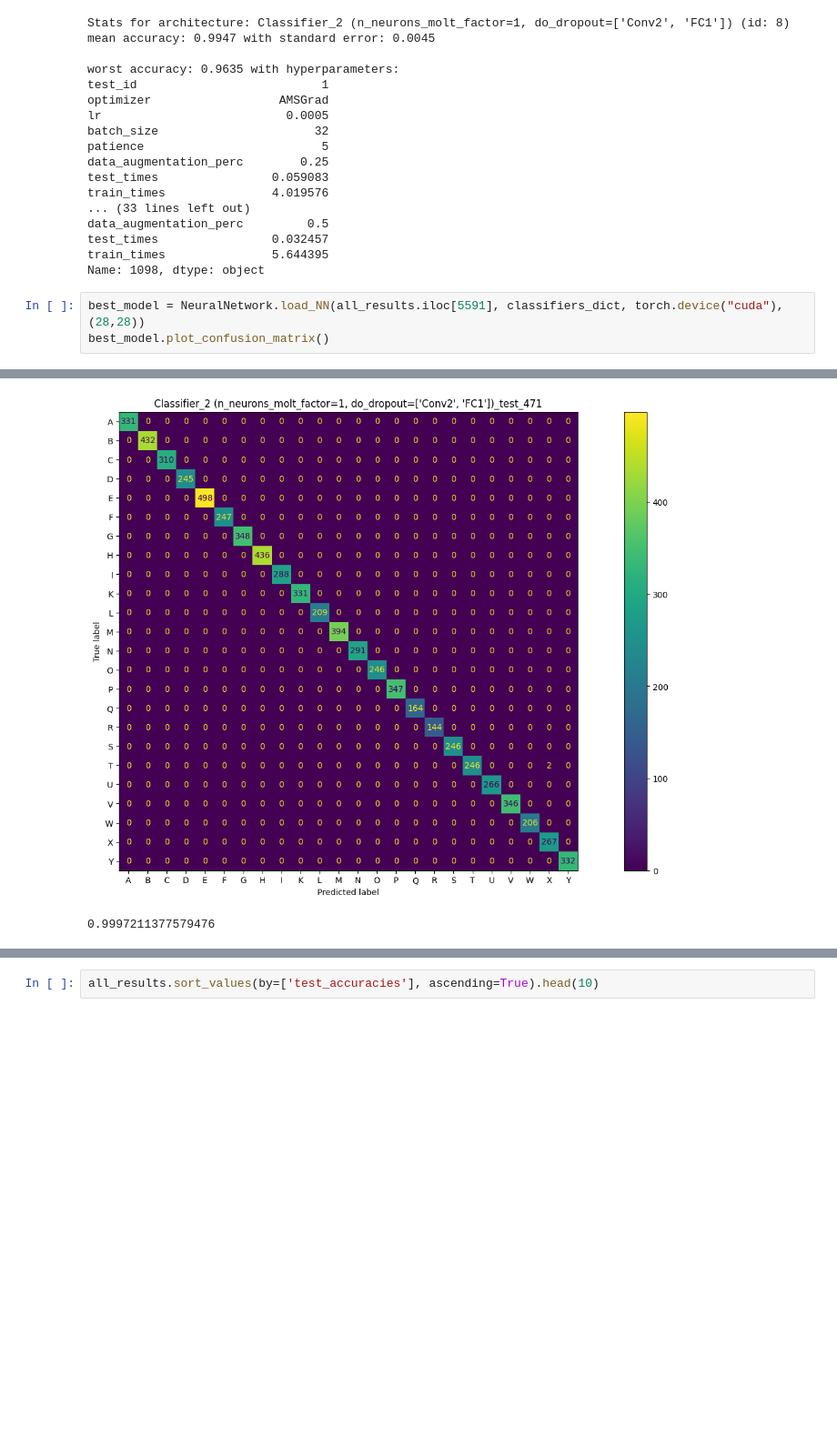
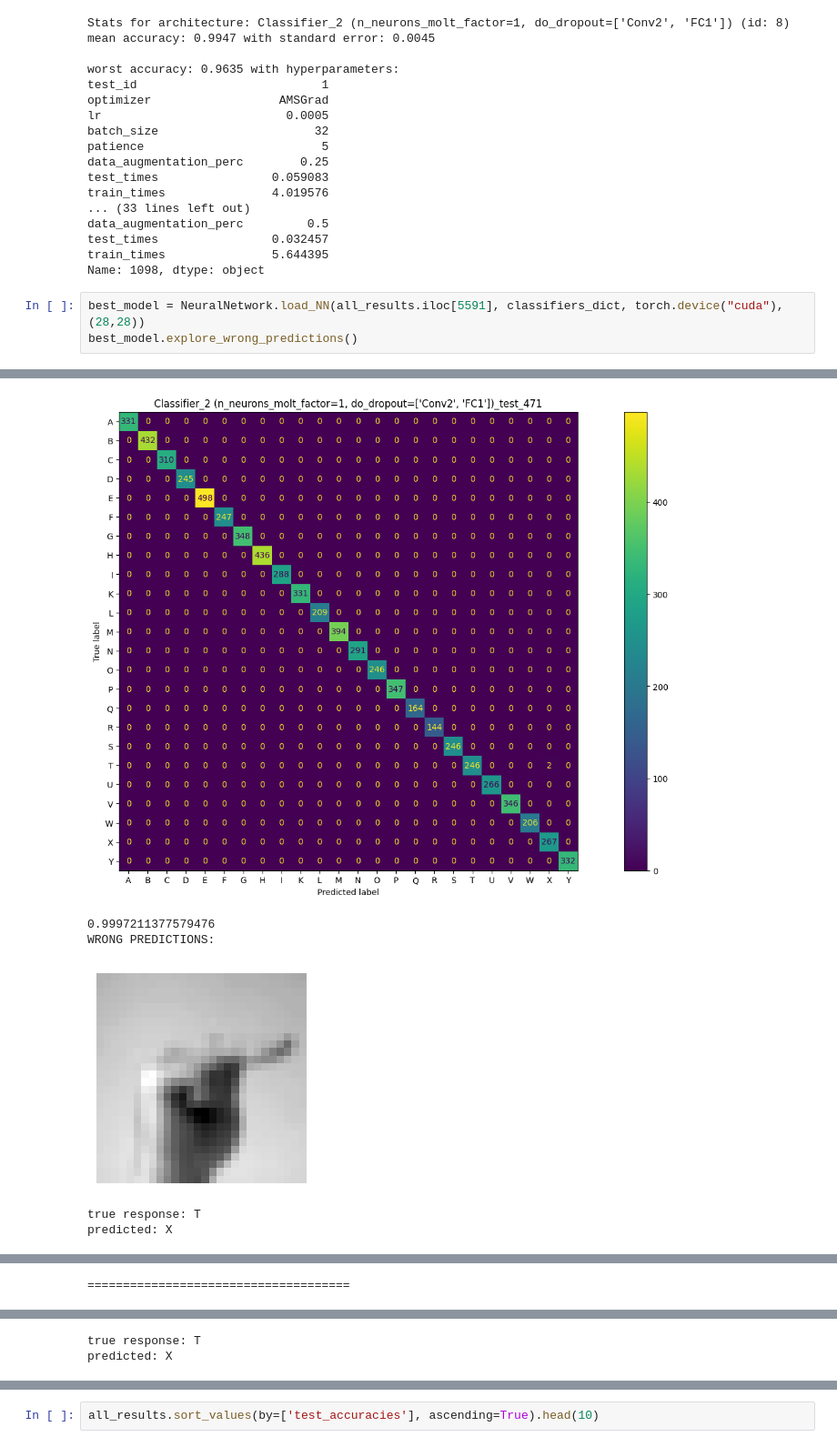
Before and after one commit to Lotto98/Sign-Language-MNIST, a Jupyter notebook: src/Classifier_2.ipynb, the cells around one changed output, grey strips where cells are left out. Shown: that part at 91% size. Saved outputs shown, nothing was run; the diff lists cells and outputs as text; blank space fills up the shorter version.

```diff
--- a/src/Classifier_2.ipynb
+++ b/src/Classifier_2.ipynb
@@ -95,24 +89,28 @@ train_times               5.644395
 Name: 1098, dtype: object
 # %%
 best_model = NeuralNetwork.load_NN(all_results.iloc[5591], classifiers_dict, torch.device("cuda"), (28,28))
-best_model.plot_confusion_matrix()
+best_model.explore_wrong_predictions()
 # %% [output]
 Loaded model: Classifier_2 (n_neurons_molt_factor=1, do_dropout=['Conv2', 'FC1'])_test_471
 
 
 Architecture:
 name: Classifier_2 (n_neurons_molt_factor=1.0, do_dropout=['Conv2', 'FC1'])
 ==========================================================================================
 Layer (type:depth-idx)                   Output Shape              Param #
 ==========================================================================================
 ├─Sequential: 1-1                        [-1, 16, 12, 12]          --
 |    └─Conv2d: 2-1                       [-1, 16, 24, 24]          416
 |    └─MaxPool2d: 2-2                    [-1, 16, 12, 12]          --
 |    └─ReLU: 2-3                         [-1, 16, 12, 12]          --
 ... (20 lines left out)
 Forward/backward pass size (MB): 0.09
 Params size (MB): 1.12
 Estimated Total Size (MB): 1.21
 ==========================================================================================
 [figure]
 0.9997211377579476
+WRONG PREDICTIONS:
+[figure, added]
+true response: T
+predicted: X
@@ -118,0 +134 @@ Estimated Total Size (MB): 1.21
+=====================================
@@ -118,0 +136,2 @@ Estimated Total Size (MB): 1.21
+true response: T
+predicted: X
```
Also changed, not shown: parts of 16 cells of this notebook, 2 other files.
